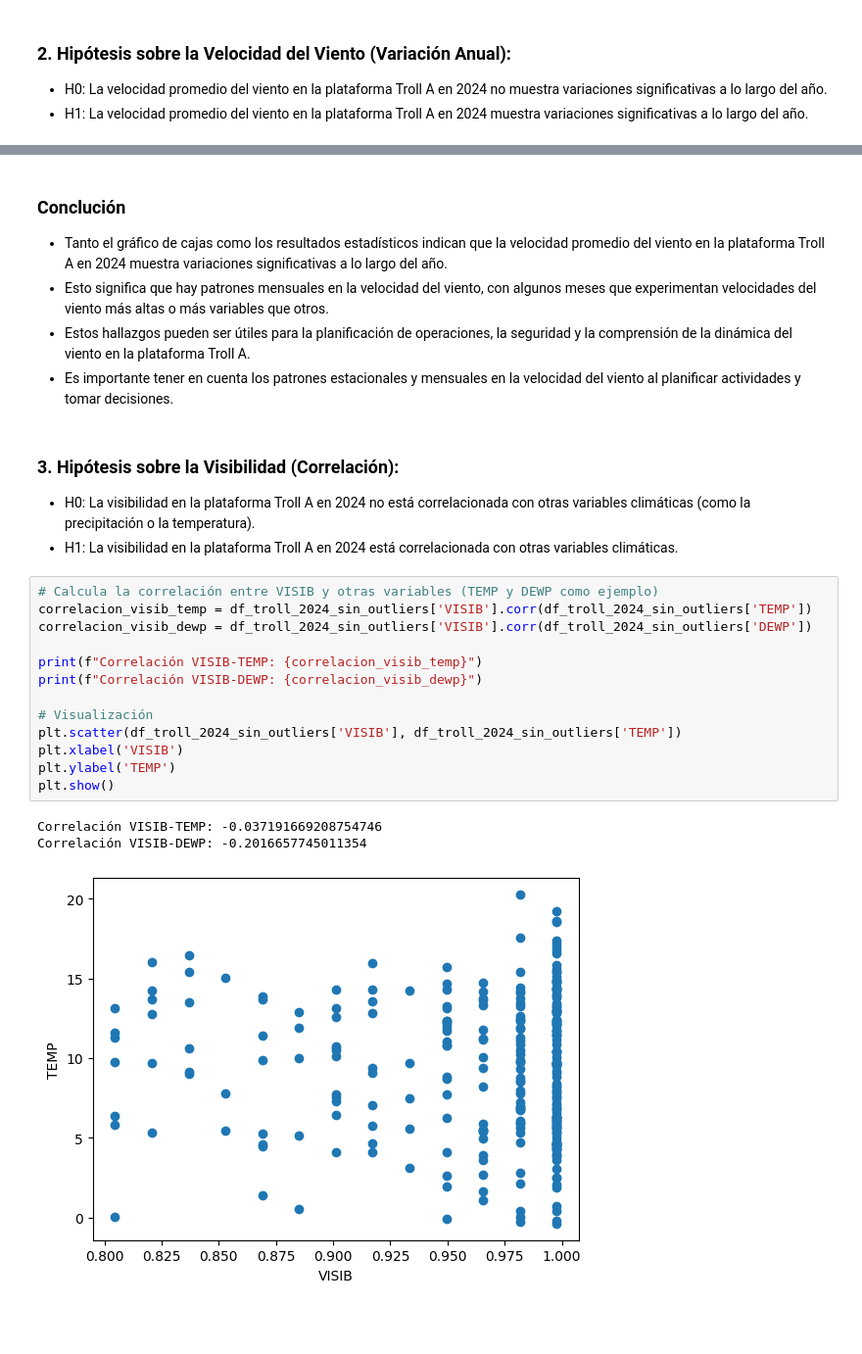
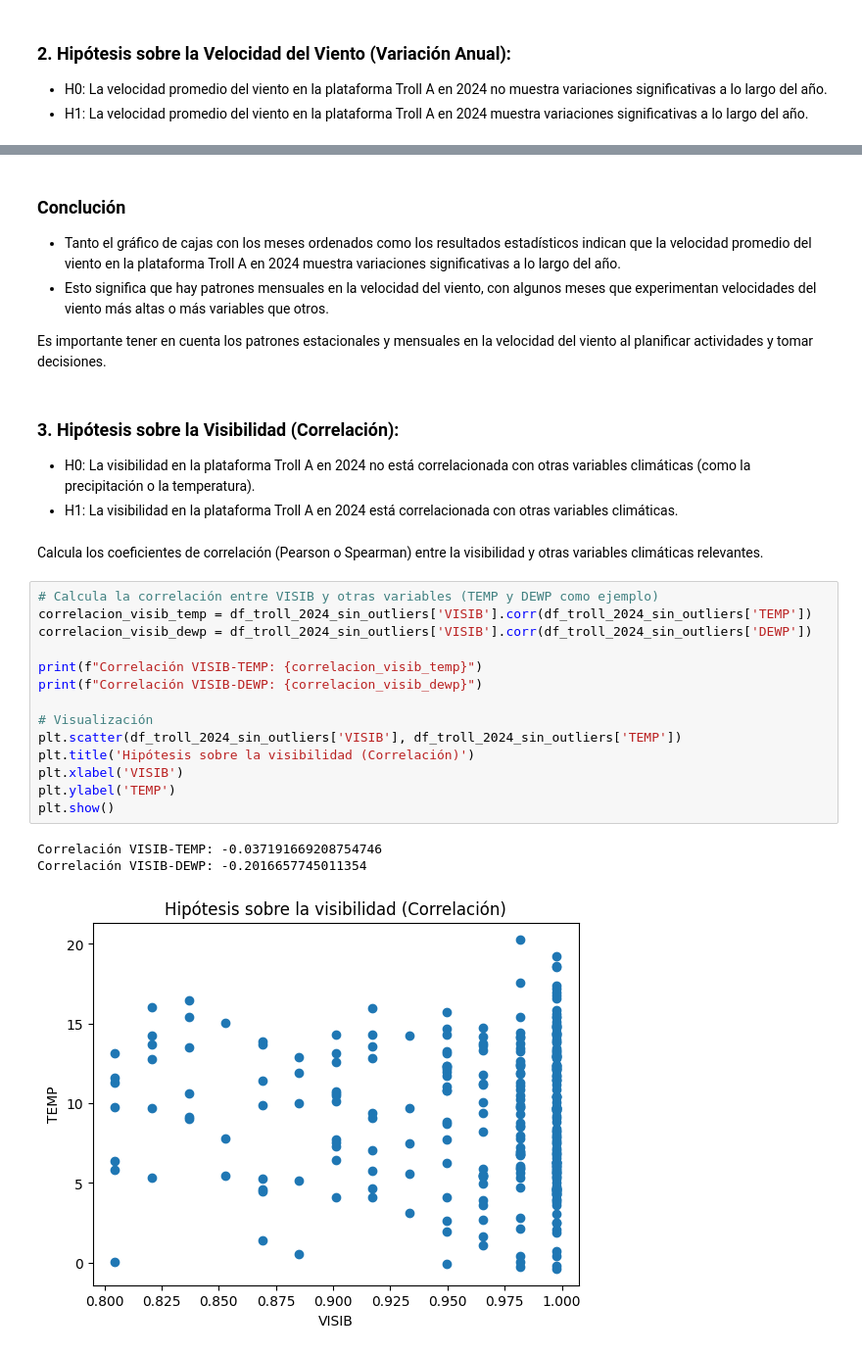
Before and after one commit to SaitoM17/analisis_del_clima_mundial_NOAA, a Jupyter notebook: notebooks/4_Estadistica_probabilidad.ipynb, the cells around one changed output, grey strips where cells are left out. Shown at 98% size. Saved outputs shown, nothing was run; the diff lists cells and outputs as text; blank space fills up the shorter version.

```diff
--- a/notebooks/4_Estadistica_probabilidad.ipynb
+++ b/notebooks/4_Estadistica_probabilidad.ipynb
@@ -211,30 +244,33 @@ Kruskal-Wallis (viento) - Estadístico H: 28.09896851429929, Valor p: 0.00312622
 # %% [markdown]
 ### **Conclución**
-- Tanto el gráfico de cajas como los resultados estadísticos indican que la velocidad promedio del viento en la plataforma Troll A en 2024 muestra variaciones significativas a lo largo del año.
+- Tanto el gráfico de cajas con los meses ordenados como los resultados estadísticos indican que la velocidad promedio del viento en la plataforma Troll A en 2024 muestra variaciones significativas a lo largo del año.
 - Esto significa que hay patrones mensuales en la velocidad del viento, con algunos meses que experimentan velocidades del viento más altas o más variables que otros.
-- Estos hallazgos pueden ser útiles para la planificación de operaciones, la seguridad y la comprensión de la dinámica del viento en la plataforma Troll A.
-- Es importante tener en cuenta los patrones estacionales y mensuales en la velocidad del viento al planificar actividades y tomar decisiones.
+
+Es importante tener en cuenta los patrones estacionales y mensuales en la velocidad del viento al planificar actividades y tomar decisiones.
 # %% [markdown]
 ### **3. Hipótesis sobre la Visibilidad (Correlación):**
 * H0: La visibilidad en la plataforma Troll A en 2024 no está correlacionada con otras variables climáticas (como la precipitación o la temperatura).
 * H1: La visibilidad en la plataforma Troll A en 2024 está correlacionada con otras variables climáticas.
+# %% [markdown]
+Calcula los coeficientes de correlación (Pearson o Spearman) entre la visibilidad y otras variables climáticas relevantes.
 # %%
 # Calcula la correlación entre VISIB y otras variables (TEMP y DEWP como ejemplo)
 correlacion_visib_temp = df_troll_2024_sin_outliers['VISIB'].corr(df_troll_2024_sin_outliers['TEMP'])
 correlacion_visib_dewp = df_troll_2024_sin_outliers['VISIB'].corr(df_troll_2024_sin_outliers['DEWP'])
 
 print(f"Correlación VISIB-TEMP: {correlacion_visib_temp}")
 print(f"Correlación VISIB-DEWP: {correlacion_visib_dewp}")
 
 # Visualización
 plt.scatter(df_troll_2024_sin_outliers['VISIB'], df_troll_2024_sin_outliers['TEMP'])
+plt.title('Hipótesis sobre la visibilidad (Correlación)')
 plt.xlabel('VISIB')
 plt.ylabel('TEMP')
 plt.show()
 # %% [output]
 Correlación VISIB-TEMP: -0.037191669208754746
 Correlación VISIB-DEWP: -0.2016657745011354
-[figure, old version]
+[figure, new version]
 # %% [markdown]
 ### **Conclución**
 - Los resultados de correlación y el gráfico de dispersión sugieren que la visibilidad (VISIB) tiene una correlación muy débil con la temperatura (TEMP) y una correlación negativa débil con el punto de rocío (DEWP).
```
Also changed, not shown: parts of 10 cells of this notebook, 2 other files.
